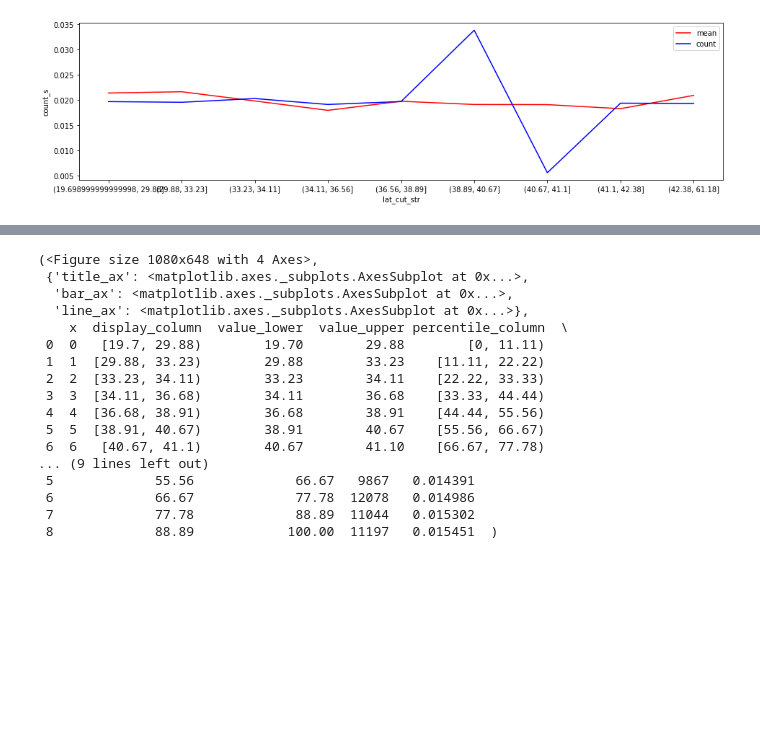
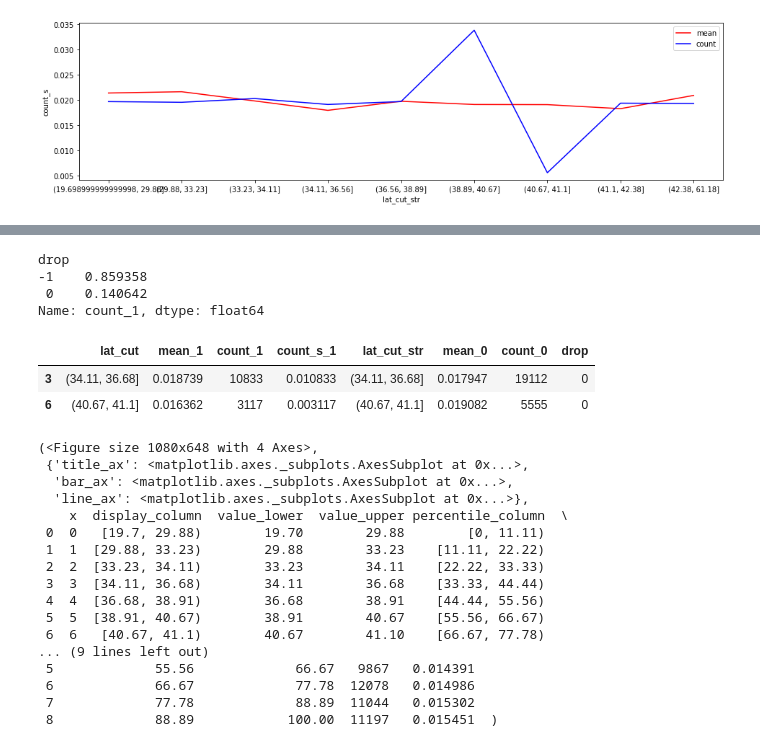
Before and after one commit to crazywiden/Leetcode_daily_submit, a Jupyter notebook: 20e/Pricing Challenge.ipynb, the cells around one changed output, grey strips where cells are left out. Saved outputs shown, nothing was run; the diff lists cells and outputs as text; code cells hidden in the pictures; blank space fills up the shorter version.

```diff
--- a/20e/Pricing Challenge.ipynb
+++ b/20e/Pricing Challenge.ipynb
@@ -156,18 +155,28 @@ def check_diff(dt,count_var,mean_var):
     return (std_diff*1.96<p_diff)or(std_diff*(-1.96)>p_diff)
 # %%
-def test_loop(df):
+def test_loop(df,var_type):
+    n1 = 2
+    p1 = 1
+    if var_type == 'cat':
+        n0 = 5
+        p0 = 4
+    else:
+        n0 = 6
+        p0 = 5
     res = []
     for i in df.iterrows():
-        n_0 = i[1][2]
-        p_0 = i[1][1]
-        var_0_mean = ((n_0*(1-p_0)*(0-p_0)**2+n_0*p_0*(1-p_0)**2)/(n_0-1))/n_0**0.5
-        n_1 = i[1][5]
-        p_1 = i[1][4]
-        var_1_mean = ((n_1*(1-p_1)*(0-p_1)**2+n_1*p_1*(1-p_1)**2)/(n_1-1))/n_1**0.5
-        p_diff = p_0-p_1
-        var_diff = var_0_mean+var_1_mean
-        std_diff = var_diff**0.5
-        res.append((std_diff*1.96<p_diff)or(std_diff*(-1.96)>p_diff))
-        if any(res):
-            return res
-        else: return 0
+        n_0 = i[1][n0]
+        p_0 = i[1][p0]
+        n_1 = i[1][n1]
+        p_1 = i[1][p1]
+
+        var_0_mean = (1-p_0)*p_0
+        var_1_mean = (1-p_1)*p_1
+        p_diff = p_1-p_0
+        std_diff = (var_0_mean/n_0+var_1_mean/n_1)**0.5
+        if(std_diff*1.96<p_diff):
+            res.append(1)
+        elif((std_diff*(-1.96))>p_diff):
+            res.append(-1)
+        else: res.append(0)
+    return res
@@ -348,3 +385,17 @@ lat_mc_1_a = lat_mc_1
+# %%
+lat_mc_1['drop'] =  test_loop(lat_mc_1,var_type = 'numeric')
+lat_mc_1.groupby('drop')['count_1'].sum()/num_1_nloc
+# %% [output]
+drop
+-1    0.859358
+ 0    0.140642
+Name: count_1, dtype: float64
+# %%
+lat_mc_1[lat_mc_1['drop']==0]
+# %% [output]
+|  | lat_cut | mean_1 | count_1 | count_s_1 | lat_cut_str | mean_0 | count_0 | drop |
+| 3 | (34.11, 36.68] | 0.018739 | 10833 | 0.010833 | (34.11, 36.68] | 0.017947 | 19112 | 0 |
+| 6 | (40.67, 41.1] | 0.016362 | 3117 | 0.003117 | (40.67, 41.1] | 0.019082 | 5555 | 0 |
 # %%
 target_plot(
     df=df_1_nloc, feature='lat', feature_name='latitude', target='converted', show_percentile=True)
```
Also changed, not shown: parts of 23 cells of this notebook.
